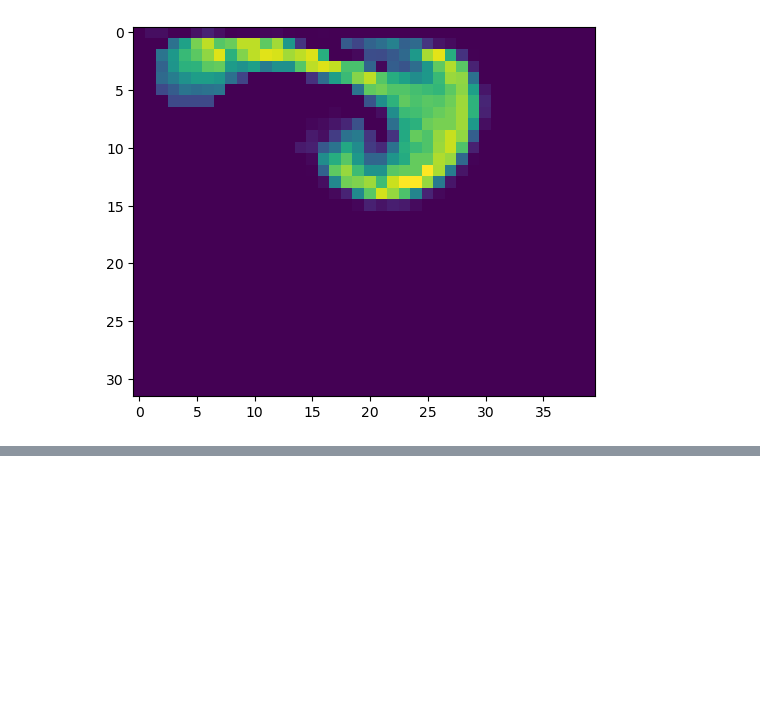
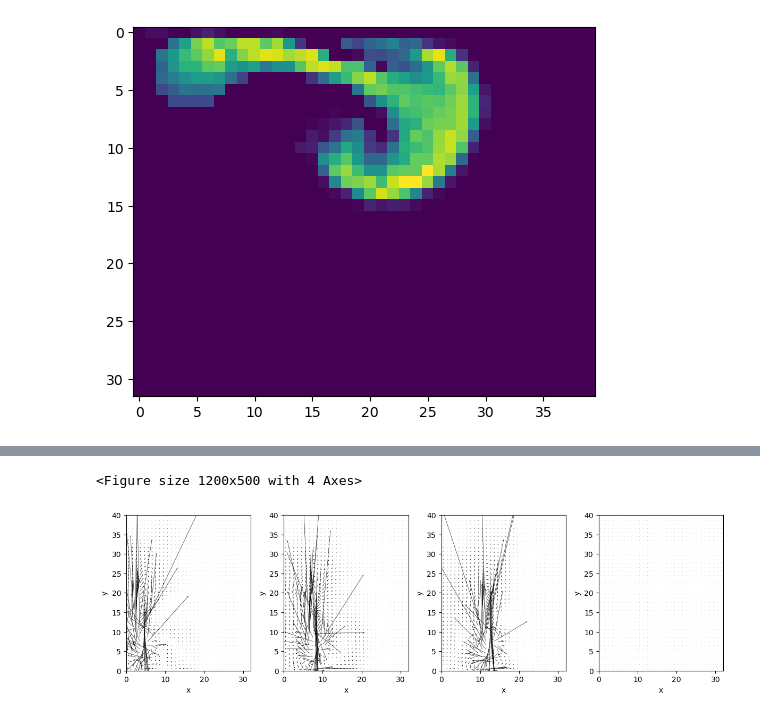
Before and after one commit to Harshjoon/Fluid_sim_ml, a Jupyter notebook: Phi_flow/Phi_flow.ipynb, the cells around one changed output, grey strips where cells are left out. Drawn from its saved outputs; the diff is of its cells as text; code cells hidden in the pictures; blank space fills up the shorter version.

```diff
--- a/Phi_flow/Phi_flow.ipynb
+++ b/Phi_flow/Phi_flow.ipynb
@@ -183,0 +243,3 @@ plt.imshow(a[0])
+# %%
+INFLOW_LOCATION = tensor([(4, 5), (8, 5), (12, 5), (16, 5)], batch('inflow_loc'), channel(vector='x,y'))
+INFLOW = 0.6 * CenteredGrid(Sphere(center=INFLOW_LOCATION, radius=3), extrapolation.BOUNDARY, x=32, y=40, bounds=Box(x=32, y=40))
@@ -183,0 +250,21 @@ plt.imshow(a[0])
+# %%
+def simulate(smoke: CenteredGrid, velocity: StaggeredGrid):
+  for _ in range(20):
+    smoke = advect.mac_cormack(smoke, velocity, dt=1) + INFLOW
+    buoyancy_force = smoke * (0, 0.5) @ velocity
+    velocity = advect.semi_lagrangian(velocity, velocity, dt=1) + buoyancy_force
+    velocity, _ = fluid.make_incompressible(velocity)
+  loss = math.sum(field.l2_loss(diffuse.explicit(smoke - field.stop_gradient(smoke.inflow_loc[-1]), 1, 1, 10)))
+  return loss, smoke, velocity
+# %%
+initial_smoke = CenteredGrid(0, extrapolation.BOUNDARY, x=32, y=40, bounds=Box(x=32, y=40))
+initial_velocity = StaggeredGrid(math.zeros(batch(inflow_loc=4)), extrapolation.ZERO, x=32, y=40, bounds=Box(x=32, y=40))
+# %%
+sim_grad = field.functional_gradient(simulate, wrt='velocity', get_output=False)
+# %%
+velocity_grad = sim_grad(initial_smoke, initial_velocity)
+
+vis.plot(velocity_grad)
+# %% [output]
+<Figure size 1200x500 with 4 Axes>
+[figure, added]
```
Also changed, not shown: parts of 14 cells of this notebook.
